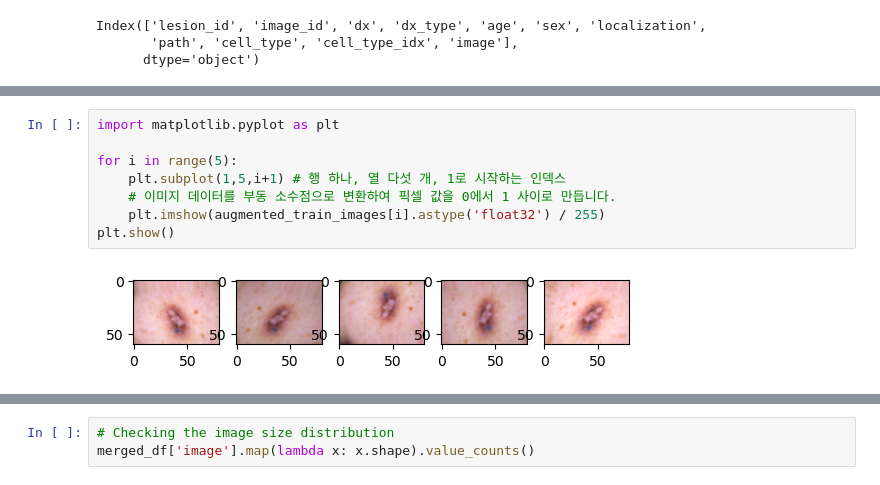
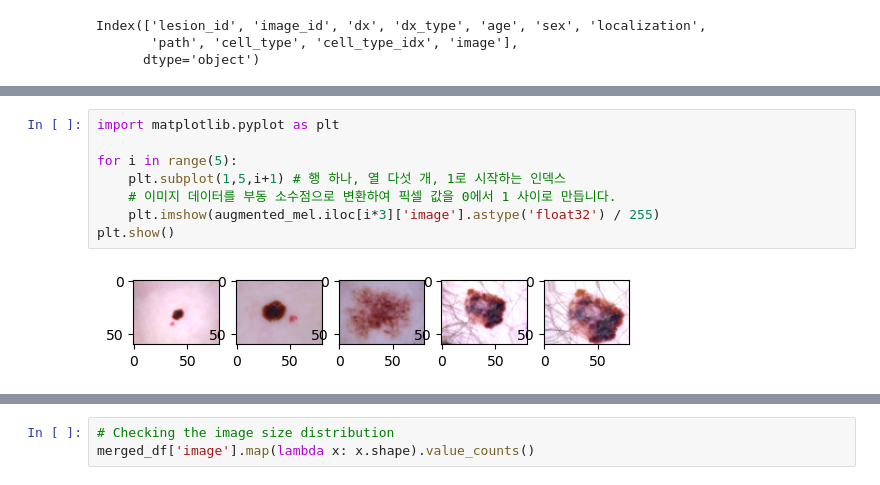
Before and after one commit to ChoiSW99/SkinCancerClassification, a Jupyter notebook: SkinCancer_Images.ipynb, the cells around one changed output, grey strips where cells are left out. Saved outputs shown, nothing was run; the diff lists cells and outputs as text.

Commit message:
60x80, Data Augmented MultiInput(images,age,sex,localization)

```diff
--- a/SkinCancer_Images.ipynb
+++ b/SkinCancer_Images.ipynb
@@ -488,10 +454,10 @@ merged_df.head()
 # %%
 import matplotlib.pyplot as plt
 
 for i in range(5):
     plt.subplot(1,5,i+1) # 행 하나, 열 다섯 개, 1로 시작하는 인덱스
     # 이미지 데이터를 부동 소수점으로 변환하여 픽셀 값을 0에서 1 사이로 만듭니다.
-    plt.imshow(augmented_train_images[i].astype('float32') / 255)
+    plt.imshow(augmented_mel.iloc[i*3]['image'].astype('float32') / 255)
 plt.show()
 # %% [output]
-[figure, old version]
+[figure, new version]
```
Also changed, not shown: parts of 34 cells of this notebook, 1 other file.
